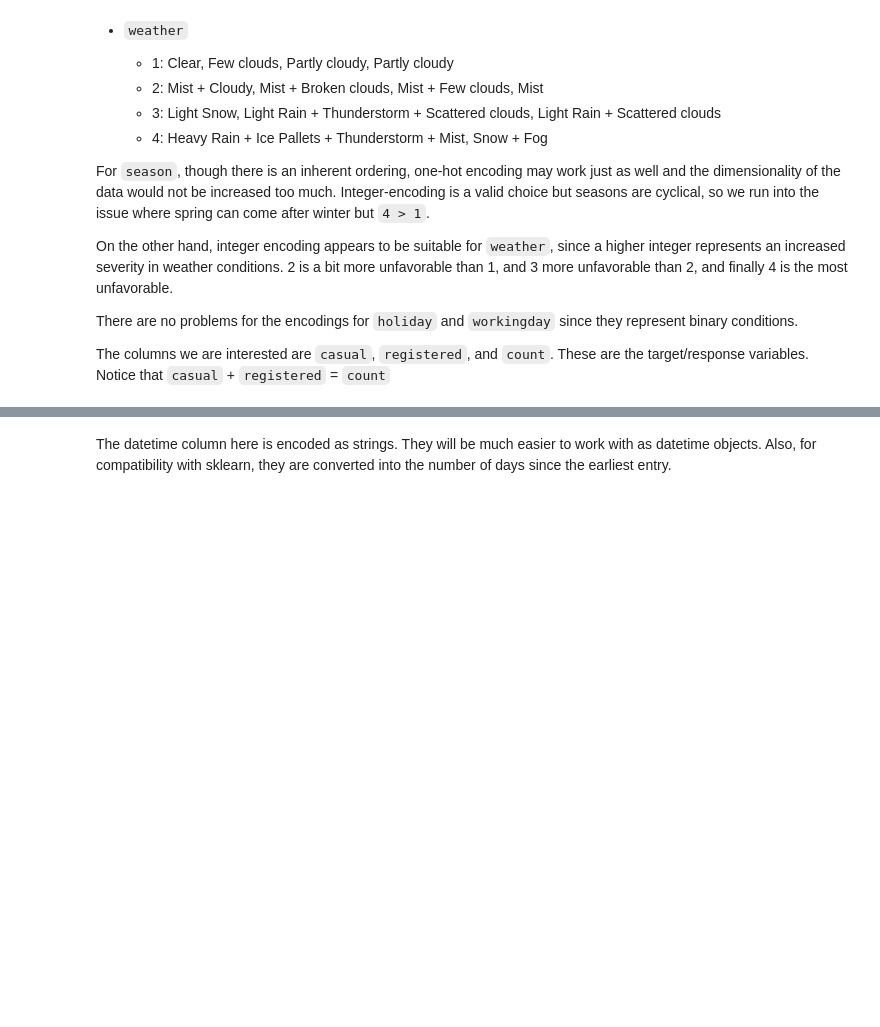
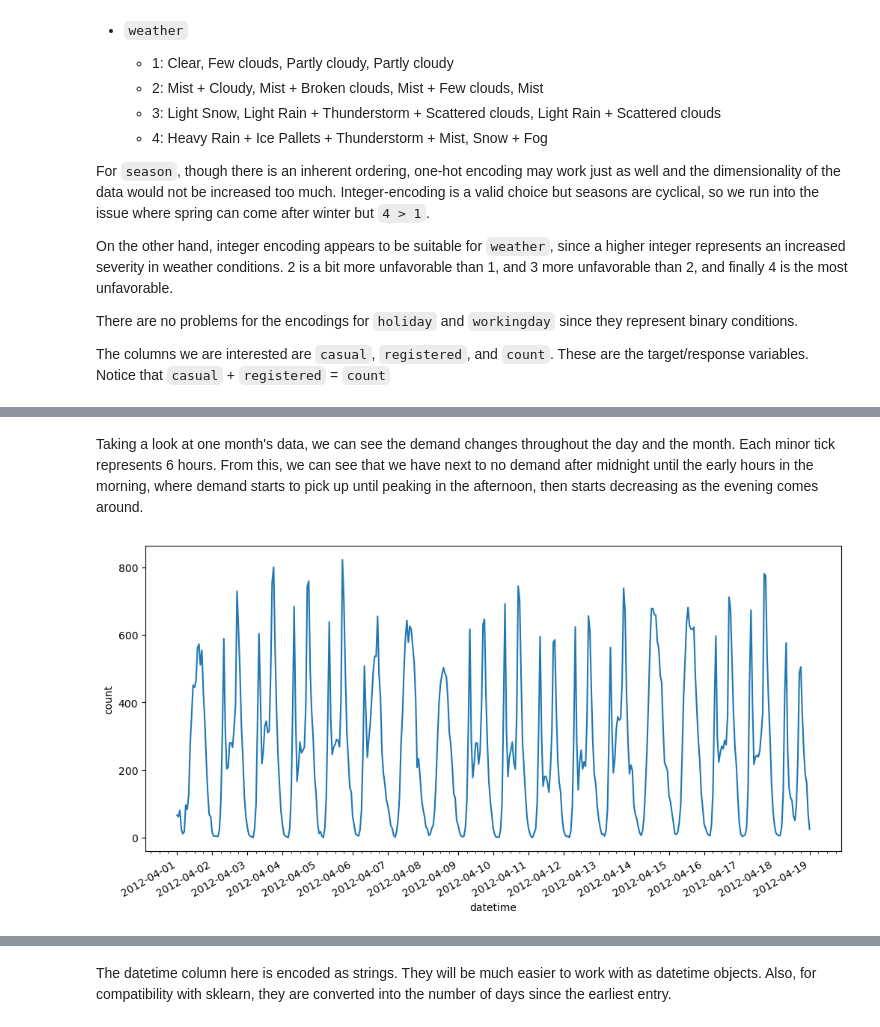
Before and after one commit to sampsonmao/bike_share, a Jupyter notebook: bike_nb.ipynb, the cells around one changed output, grey strips where cells are left out. Cells and saved outputs as stored; diff of their text form; code cells hidden in the pictures; blank space fills up the shorter version.

```diff
--- a/bike_nb.ipynb
+++ b/bike_nb.ipynb
@@ -68,0 +97,10 @@ season_str = train.season.map({
+# %% [markdown]
+Taking a look at one month's data, we can see the demand changes throughout the day and the month. Each minor tick represents 6 hours. From this, we can see that we have next to no demand after midnight until the early hours in the morning, where demand starts to pick up until peaking in the afternoon, then starts decreasing as the evening comes around.
+# %%
+fig, ax = plt.subplots(figsize=(12,6))
+sns.lineplot(data=train_df.query("datetime >= '2012-04-01' & datetime <= '2012-04-19'"), x="datetime", y="count", ax=ax)
+ax.xaxis.set_major_locator(mdates.DayLocator(interval=1))
+ax.xaxis.set_minor_locator(mdates.HourLocator(byhour=range(0,24,6)))
+fig.autofmt_xdate()
+# %% [output]
+[figure, added]
```
Also changed, not shown: parts of 9 cells of this notebook.
